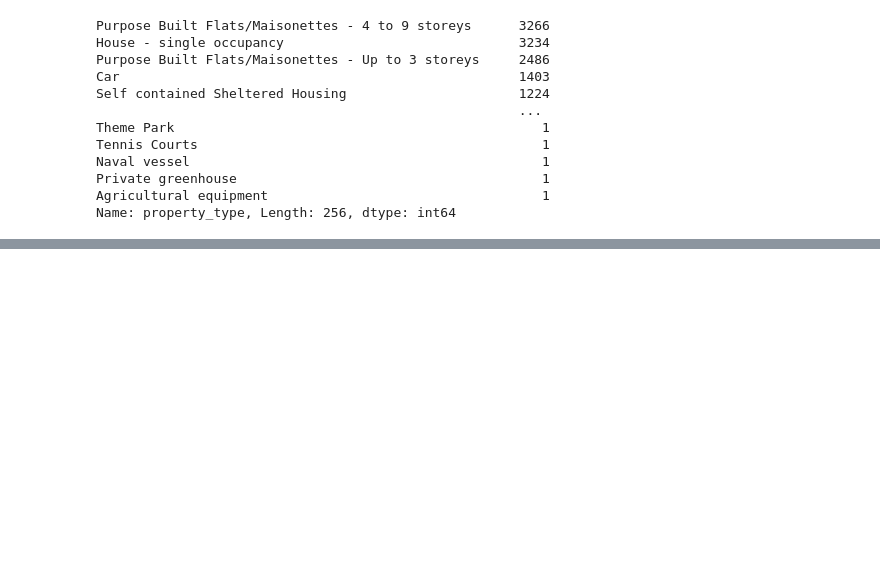
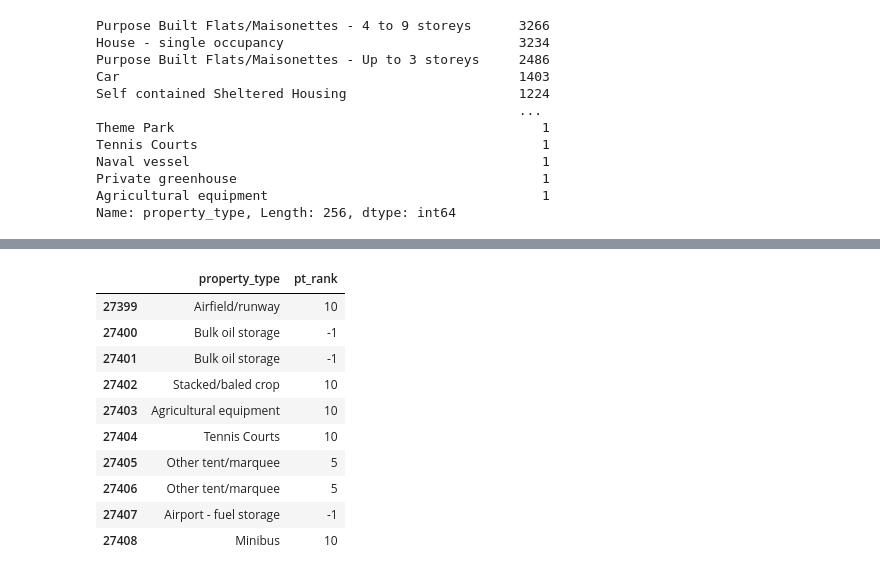
Before and after one commit to AustinYunker/London-Fire-Brigade, a Jupyter notebook: Data Cleaning.ipynb, the cells around one changed output, grey strips where cells are left out. Cells and saved outputs as stored; diff of their text form; code cells hidden in the pictures; blank space fills up the shorter version.

```diff
--- a/Data Cleaning.ipynb
+++ b/Data Cleaning.ipynb
@@ -288,0 +326,17 @@ Name: property_type, Length: 256, dtype: int64
+# %%
+#Join the london data with the pt_df to match the property type rankings
+london_train = pd.merge(left = london_train, right = pt_grp[["property_type", "pt_rank"]], left_on = "property_type", right_on="property_type")
+# %%
+london_train[["property_type", "pt_rank"]].tail(n = 10)
+# %% [output]
+|  | property_type | pt_rank |
+| 27399 | Airfield/runway | 10 |
+| 27400 | Bulk oil storage | -1 |
+| 27401 | Bulk oil storage | -1 |
+| 27402 | Stacked/baled crop | 10 |
+| 27403 | Agricultural equipment | 10 |
+| 27404 | Tennis Courts | 10 |
+| 27405 | Other tent/marquee | 5 |
+| 27406 | Other tent/marquee | 5 |
+| 27407 | Airport - fuel storage | -1 |
+| 27408 | Minibus | 10 |
```
Also changed, not shown: parts of 20 cells of this notebook.
